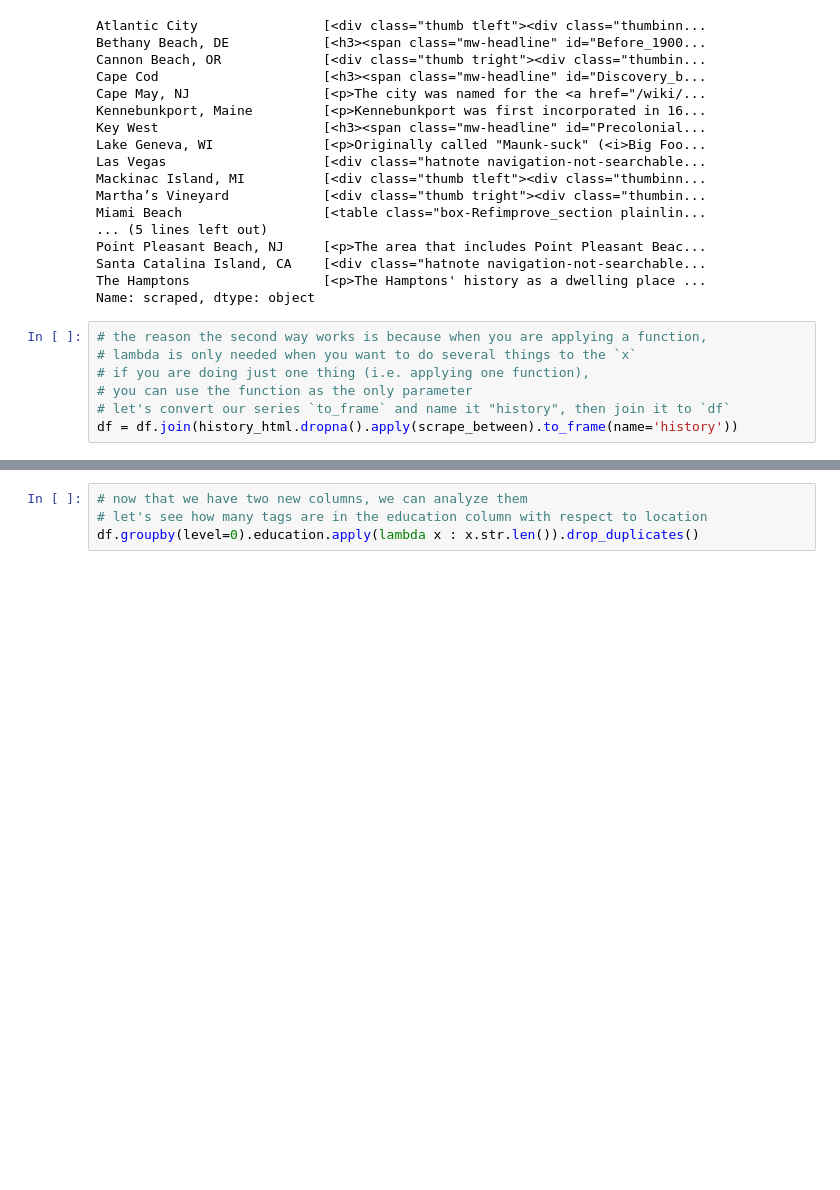
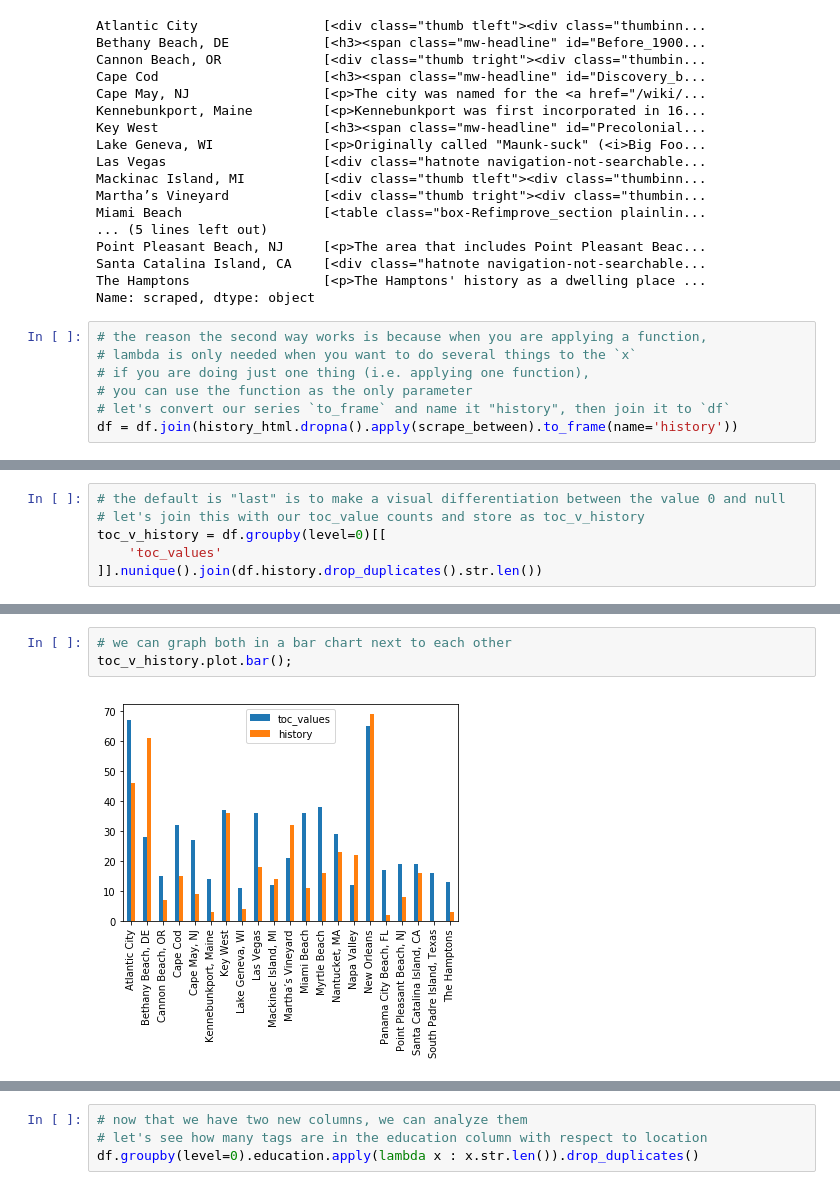
Before and after one commit to it176131/Presentations, a Jupyter notebook: Analytics_Learning_Lab_2019Q1.ipynb, the cells around one changed output, grey strips where cells are left out. Drawn from its saved outputs; the diff is of its cells as text; blank space fills up the shorter version.

```diff
--- a/Analytics_Learning_Lab_2019Q1.ipynb
+++ b/Analytics_Learning_Lab_2019Q1.ipynb
@@ -1716,0 +1723,6 @@ df.head()
+# %%
+# the default is "last" is to make a visual differentiation between the value 0 and null
+# let's join this with our toc_value counts and store as toc_v_history
+toc_v_history = df.groupby(level=0)[[
+    'toc_values'
+]].nunique().join(df.history.drop_duplicates().str.len())
@@ -1716,0 +1739,5 @@ df.head()
+# %%
+# we can graph both in a bar chart next to each other
+toc_v_history.plot.bar();
+# %% [output]
+[figure, added]
```
Also changed, not shown: parts of 42 cells of this notebook.
